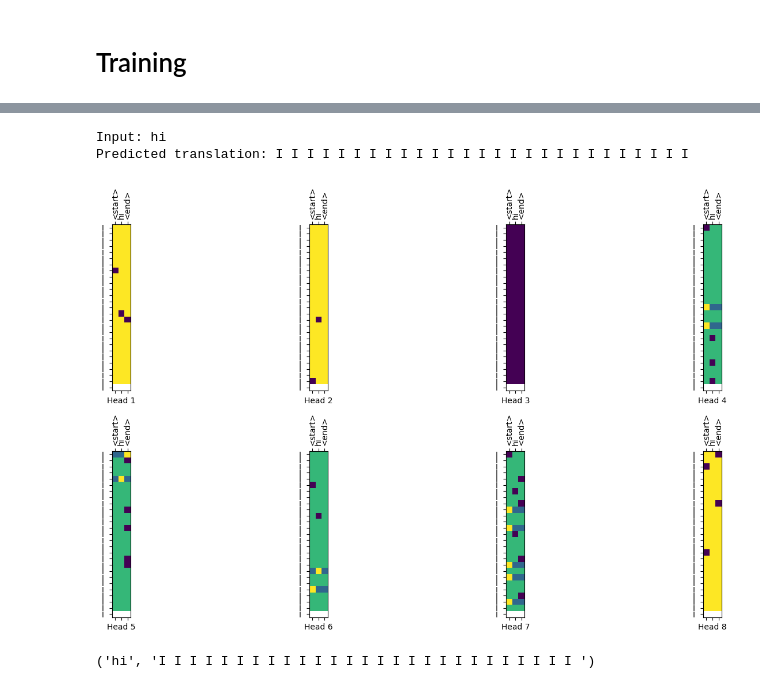
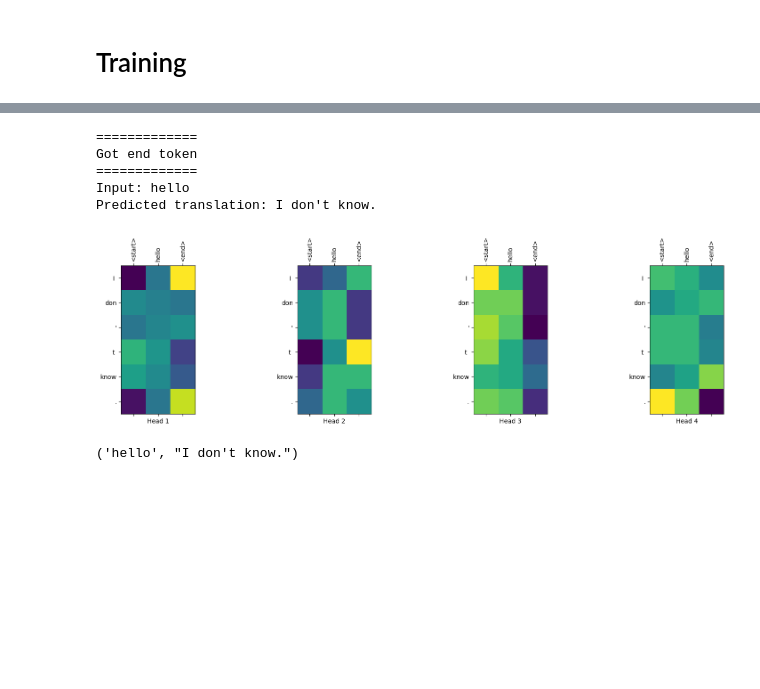
Before and after one commit to amankumawat-567/ChatBOT, a Jupyter notebook: ChatBot.ipynb, the cells around one changed output, grey strips where cells are left out. Drawn from its saved outputs; the diff is of its cells as text; code cells hidden in the pictures; blank space fills up the shorter version.

Commit message:
50 epochs trained

```diff
--- a/ChatBot.ipynb
+++ b/ChatBot.ipynb
@@ -18,7 +18,7 @@ import tensorflow as tf
 # %%
 from google.colab import drive
 drive.mount('/content/drive')
-df= pd.read_csv('/content/drive/MyDrive/ChatBot/dialogs_expanded.csv',encoding='latin-1')
+df= pd.read_csv('/content/drive/MyDrive/Chatbot/Dataset/dialogs_expanded.csv',encoding='latin-1')
 dataset = df[['question','answer']]
 dataset.head()
 # %% [output]
@@ -57,0 +52,25 @@ tokenizer_q = tfds.deprecated.text.SubwordTextEncoder.build_from_corpus(
+# %%
+tokenizers_path = ['/content/drive/MyDrive/Chatbot/tokenizers/tokenizer_a',
+                   '/content/drive/MyDrive/Chatbot/tokenizers/tokenizer_q']
+
+try:# Loading tokenizers...
+  tokenizer_a = tfds.deprecated.text.SubwordTextEncoder.load_from_file(tokenizers_path[0])
+  print("Answer Tokenizer loaded")
+  tokenizer_q = tfds.deprecated.text.SubwordTextEncoder.load_from_file(tokenizers_path[1])
+  print("Question Tokenizer loaded")
+
+except:
+  # Creating tokenizers
+  tokenizer_a = tfds.deprecated.text.SubwordTextEncoder.build_from_corpus(
+      train['answer'], target_vocab_size=2**17)
+  print("Answer Tokenizer Created")
+
+  tokenizer_q = tfds.deprecated.text.SubwordTextEncoder.build_from_corpus(
+      train['question'], target_vocab_size=2**17)
+  print("Question Tokenizer Created")
+
+  # Saving tokennizers
+  tokenizer_a.save_to_file(tokenizers_path[0])
+  print("Answer Tokenizer saved")
+  tokenizer_q.save_to_file(tokenizers_path[1])
+  print("Question Tokenizer saved")
@@ -592,10 +602,10 @@ class Transformer(tf.keras.Model):
 # tokenizer_a = joblib.load("tokenizer_a")
 # tokenizer_q = joblib.load("tokenizer_q")
 
-num_layers = 12
-d_model = 512
-dff = 512
-num_heads = 8
+num_layers = 4
+d_model = 128
+dff = 128
+num_heads = 4
 
 input_vocab_size = tokenizer_q.vocab_size + 2
 target_vocab_size = tokenizer_a.vocab_size + 2
@@ -913,10 +934,13 @@ def reply(sentence, transformer,  tokenizer_q, tokenizer_a, plot=''):
         plot_attention_weights(attention_weights,tokenizer_q, tokenizer_a, sentence, result, plot)
     return sentence, predicted_sentence
 # %%
-inp_sentence = "hi"
+inp_sentence = "hello"
 reply(inp_sentence, transformer,  tokenizer_q, tokenizer_a, "decoder_layer2_block2")
 # %% [output]
-Input: hi
-Predicted translation: I I I I I I I I I I I I I I I I I I I I I I I I I I I
+=============
+Got end token
+=============
+Input: hello
+Predicted translation: I don't know.
-[figure, old version]
+[figure, new version]
-('hi', 'I I I I I I I I I I I I I I I I I I I I I I I I I I I ')
+('hello', "I don't know.")
```
Also changed, not shown: parts of 13 cells of this notebook.
